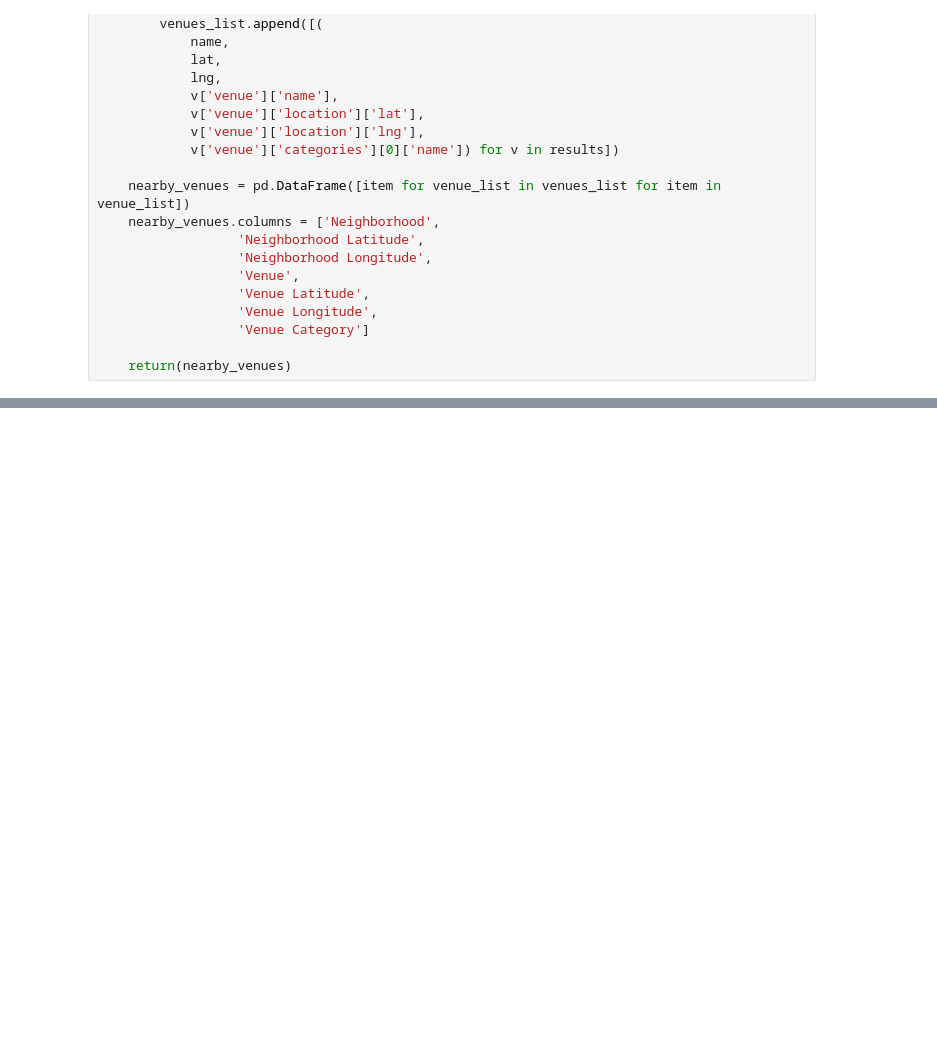
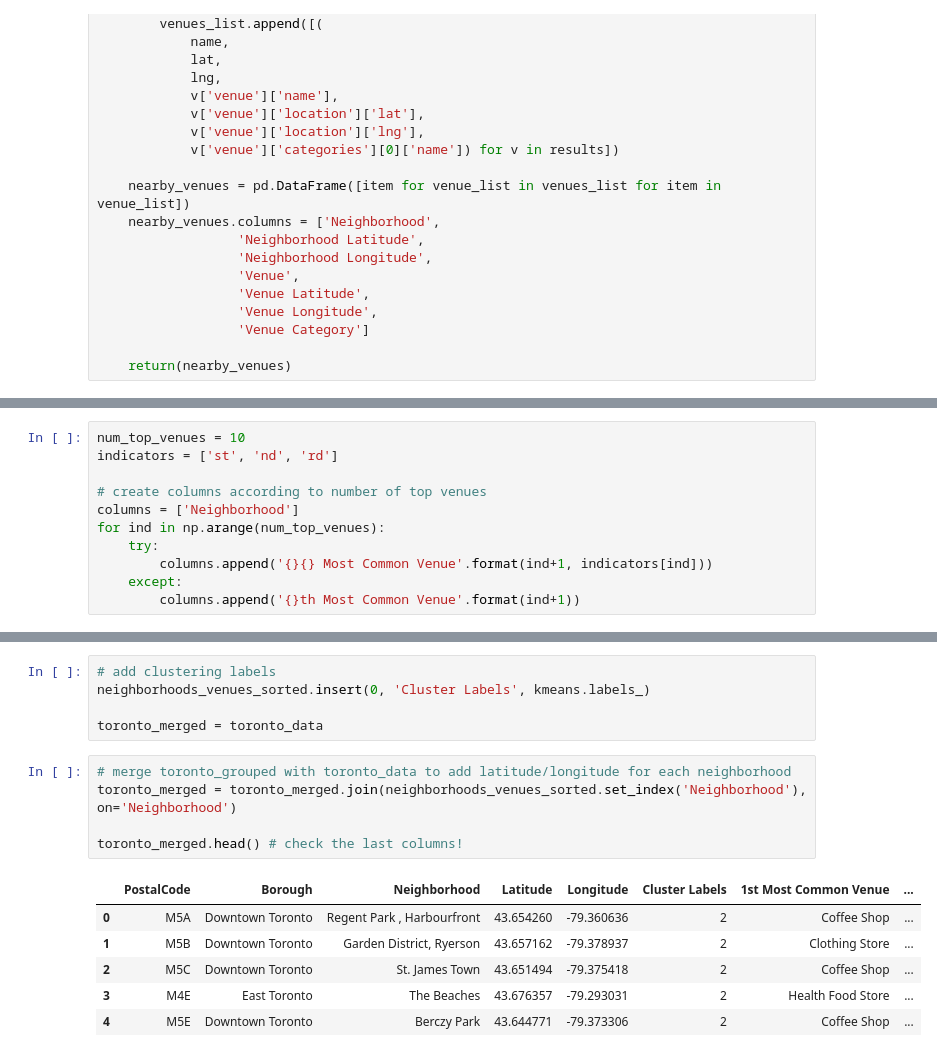
Before and after one commit to lotramo/Coursera_Capstone, a Jupyter notebook: Coursera Capstone Data Science.ipynb, the cells around one changed output, grey strips where cells are left out. Drawn from its saved outputs; the diff is of its cells as text; blank space fills up the shorter version.

```diff
--- a/Coursera Capstone Data Science.ipynb
+++ b/Coursera Capstone Data Science.ipynb
@@ -412,0 +478,11 @@ There are 233 uniques categories.
+# %%
+num_top_venues = 10
+indicators = ['st', 'nd', 'rd']
+
+# create columns according to number of top venues
+columns = ['Neighborhood']
+for ind in np.arange(num_top_venues):
+    try:
+        columns.append('{}{} Most Common Venue'.format(ind+1, indicators[ind]))
+    except:
+        columns.append('{}th Most Common Venue'.format(ind+1))
@@ -412,0 +518,17 @@ There are 233 uniques categories.
+# %%
+# add clustering labels
+neighborhoods_venues_sorted.insert(0, 'Cluster Labels', kmeans.labels_)
+
+toronto_merged = toronto_data
+# %%
+# merge toronto_grouped with toronto_data to add latitude/longitude for each neighborhood
+toronto_merged = toronto_merged.join(neighborhoods_venues_sorted.set_index('Neighborhood'), on='Neighborhood')
+
+toronto_merged.head() # check the last columns!
+# %% [output]
+|  | PostalCode | Borough | Neighborhood | Latitude | Longitude | Cluster Labels | 1st Most Common Venue | ... |
+| 0 | M5A | Downtown Toronto | Regent Park , Harbourfront | 43.654260 | -79.360636 | 2 | Coffee Shop | ... |
+| 1 | M5B | Downtown Toronto | Garden District, Ryerson | 43.657162 | -79.378937 | 2 | Clothing Store | ... |
+| 2 | M5C | Downtown Toronto | St. James Town | 43.651494 | -79.375418 | 2 | Coffee Shop | ... |
+| 3 | M4E | East Toronto | The Beaches | 43.676357 | -79.293031 | 2 | Health Food Store | ... |
+| 4 | M5E | Downtown Toronto | Berczy Park | 43.644771 | -79.373306 | 2 | Coffee Shop | ... |
```
Also changed, not shown: parts of 25 cells of this notebook.
